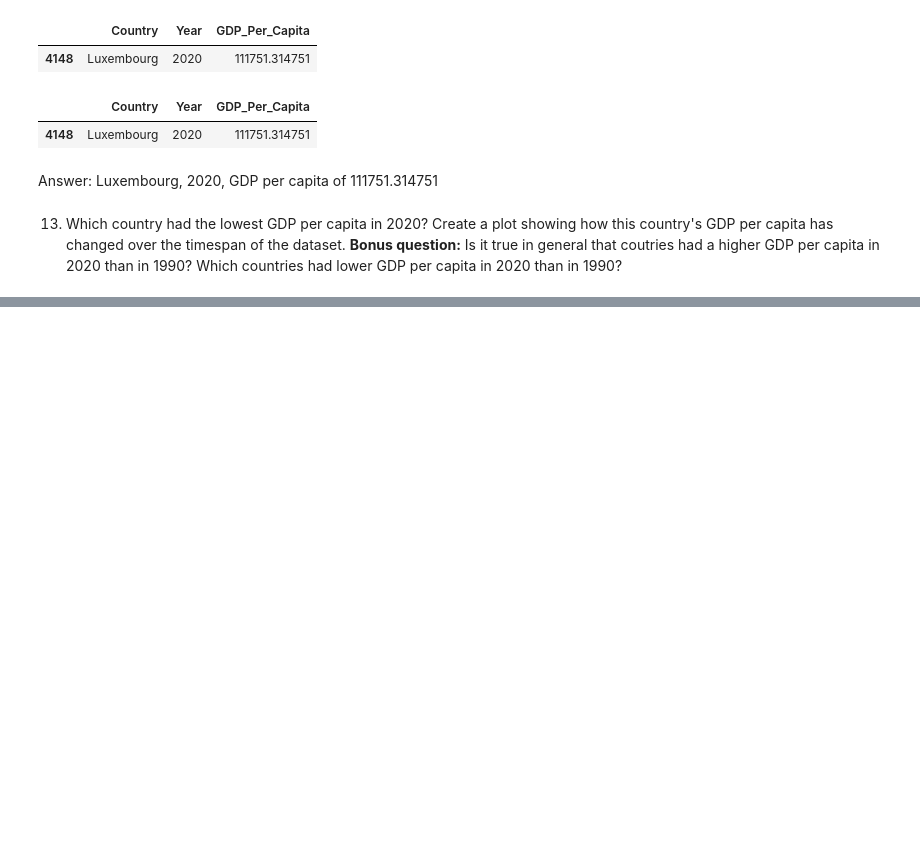
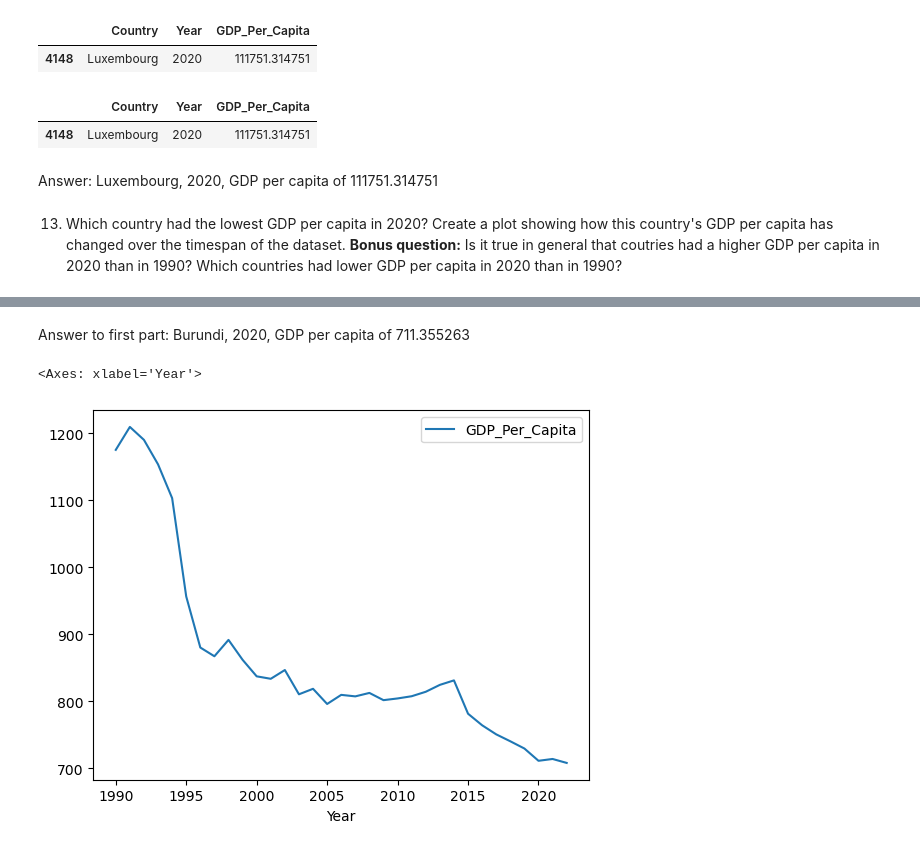
Before and after one commit to NSS-Data-Analytics-Cohort-10/gdp-and-internet-usage-rushichokshi, a Jupyter notebook: notebooks/un_notebook.ipynb, the cells around one changed output, grey strips where cells are left out. Cells and saved outputs as stored; diff of their text form; code cells hidden in the pictures; blank space fills up the shorter version.

```diff
--- a/notebooks/un_notebook.ipynb
+++ b/notebooks/un_notebook.ipynb
@@ -410,0 +434,11 @@ Answer: Luxembourg, 2020, GDP per capita of 111751.314751
+# %% [markdown]
+Answer to first part: Burundi, 2020, GDP per capita of 711.355263
+# %%
+burundi= gdp_df[gdp_df["Country"]=="Burundi"]
+
+burundi.plot(x="Year",y="GDP_Per_Capita",kind="line")
+
+#Answer to second part: Burundi's GDP has decreased significantly over time.
+# %% [output]
+<Axes: xlabel='Year'>
+[figure, added]
```
Also changed, not shown: parts of 6 cells of this notebook.
